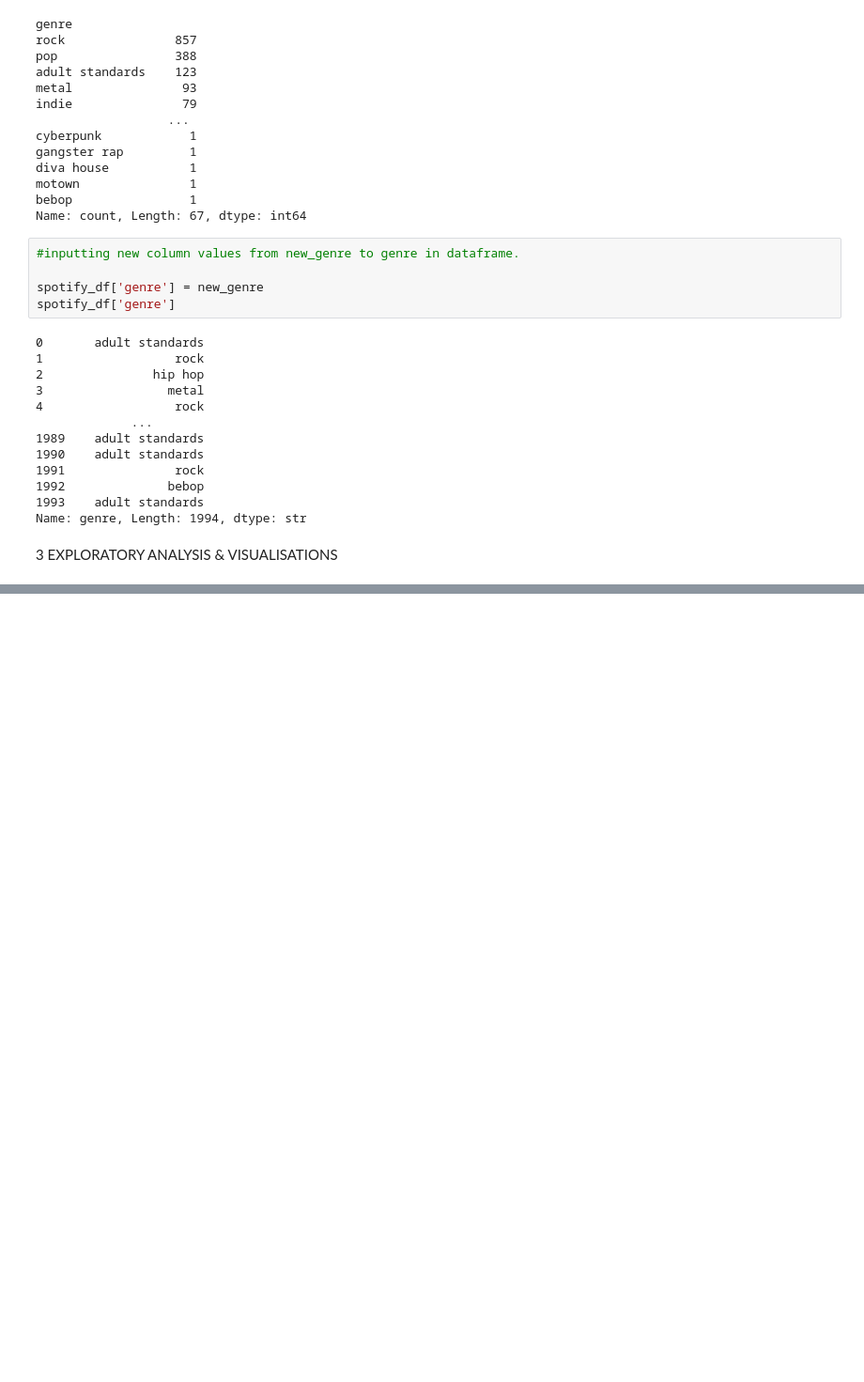
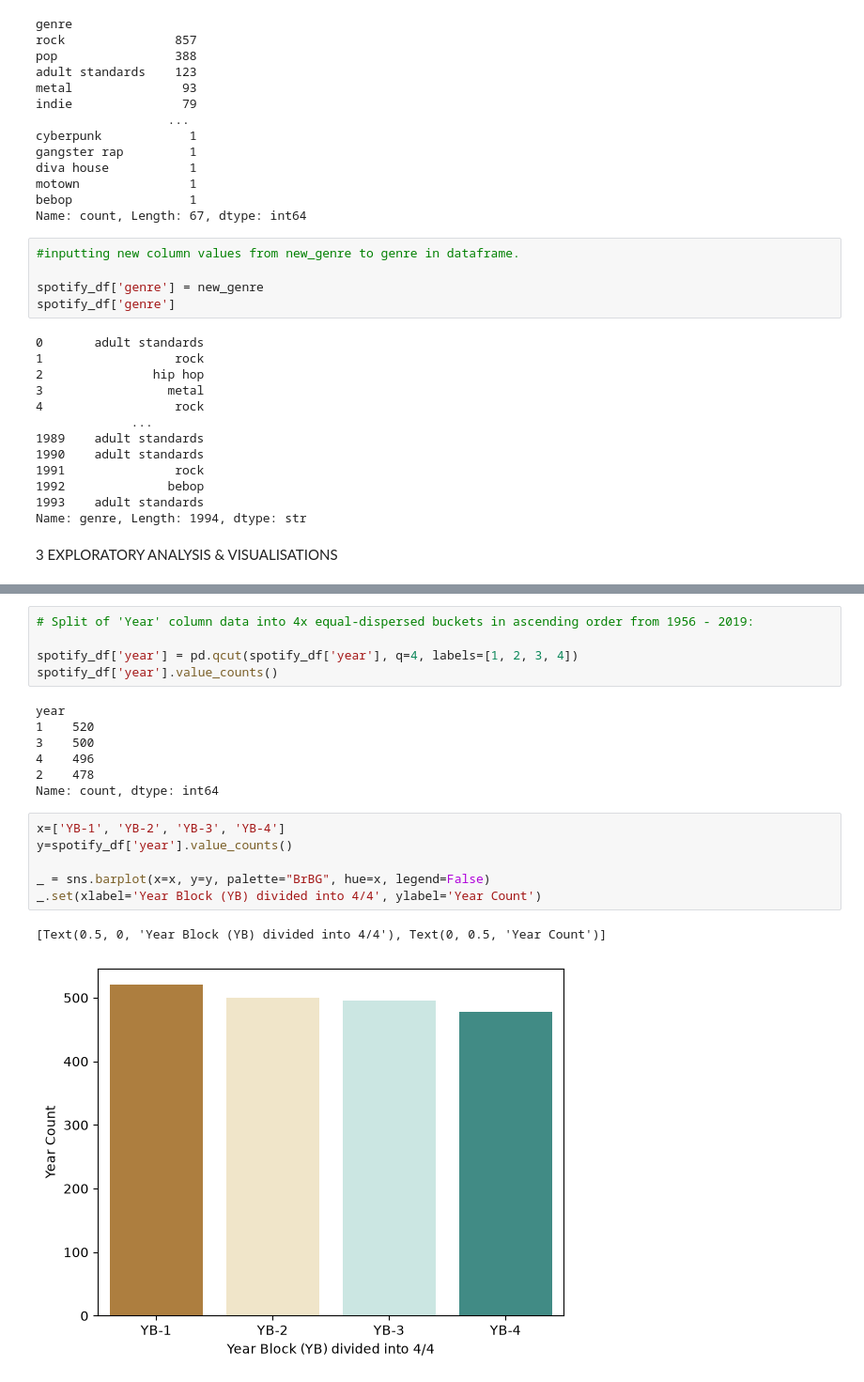
Before and after one commit to Rupesh-AI404/Machine_Learning, a Jupyter notebook: Linear Regression/Spotify_popularity_prediction.ipynb, the cells around one changed output, grey strips where cells are left out. Shown at 94% size. Saved outputs shown, nothing was run; the diff lists cells and outputs as text; blank space fills up the shorter version.

Commit message:
EXPLORATORY ANALYSIS & VISUALISATIONS

```diff
--- a/Linear Regression/Spotify_popularity_prediction.ipynb
+++ b/Linear Regression/Spotify_popularity_prediction.ipynb
@@ -209,0 +263,21 @@ Name: genre, Length: 1994, dtype: str
+# %%
+# Split of 'Year' column data into 4x equal-dispersed buckets in ascending order from 1956 - 2019:
+
+spotify_df['year'] = pd.qcut(spotify_df['year'], q=4, labels=[1, 2, 3, 4])
+spotify_df['year'].value_counts()
+# %% [output]
+year
+1    520
+3    500
+4    496
+2    478
+Name: count, dtype: int64
+# %%
+x=['YB-1', 'YB-2', 'YB-3', 'YB-4']
+y=spotify_df['year'].value_counts()
+
+_ = sns.barplot(x=x, y=y, palette="BrBG", hue=x, legend=False)
+_.set(xlabel='Year Block (YB) divided into 4/4', ylabel='Year Count')
+# %% [output]
+[Text(0.5, 0, 'Year Block (YB) divided into 4/4'), Text(0, 0.5, 'Year Count')]
+[figure, added]
```
Also changed, not shown: parts of 10 cells of this notebook.
